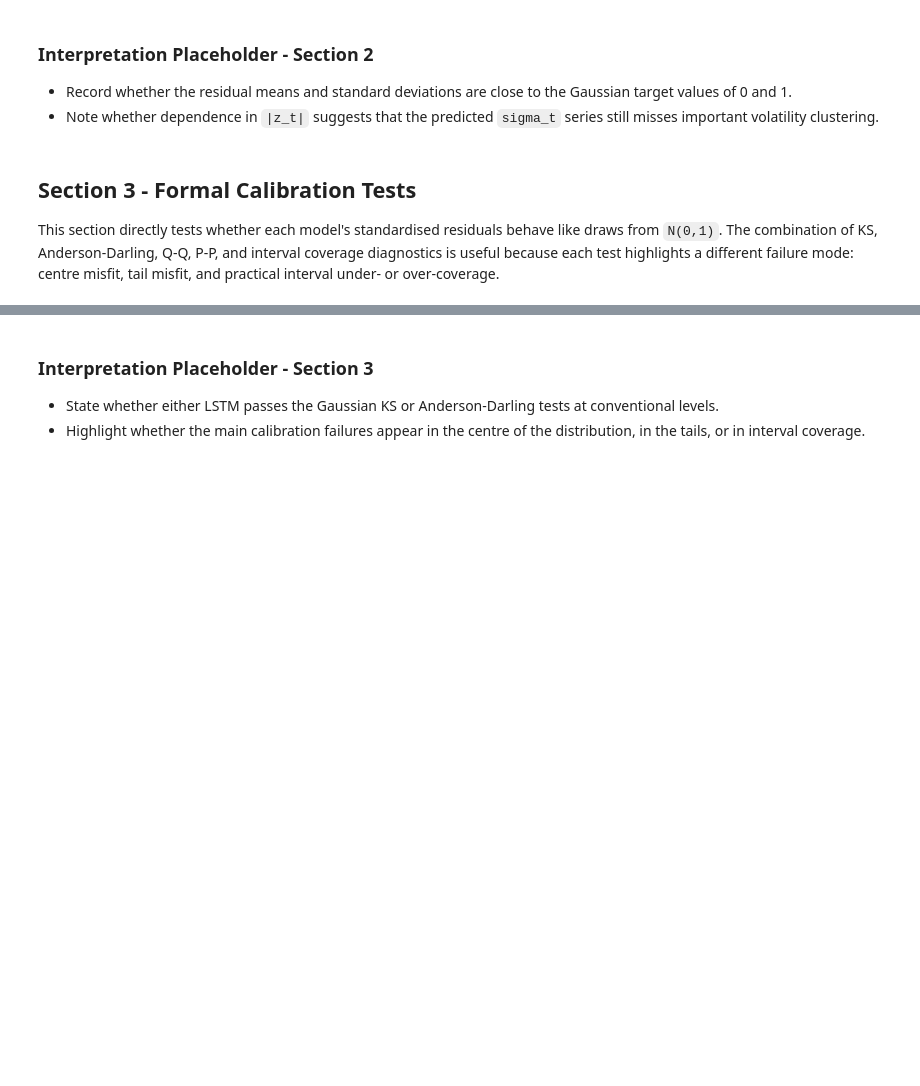
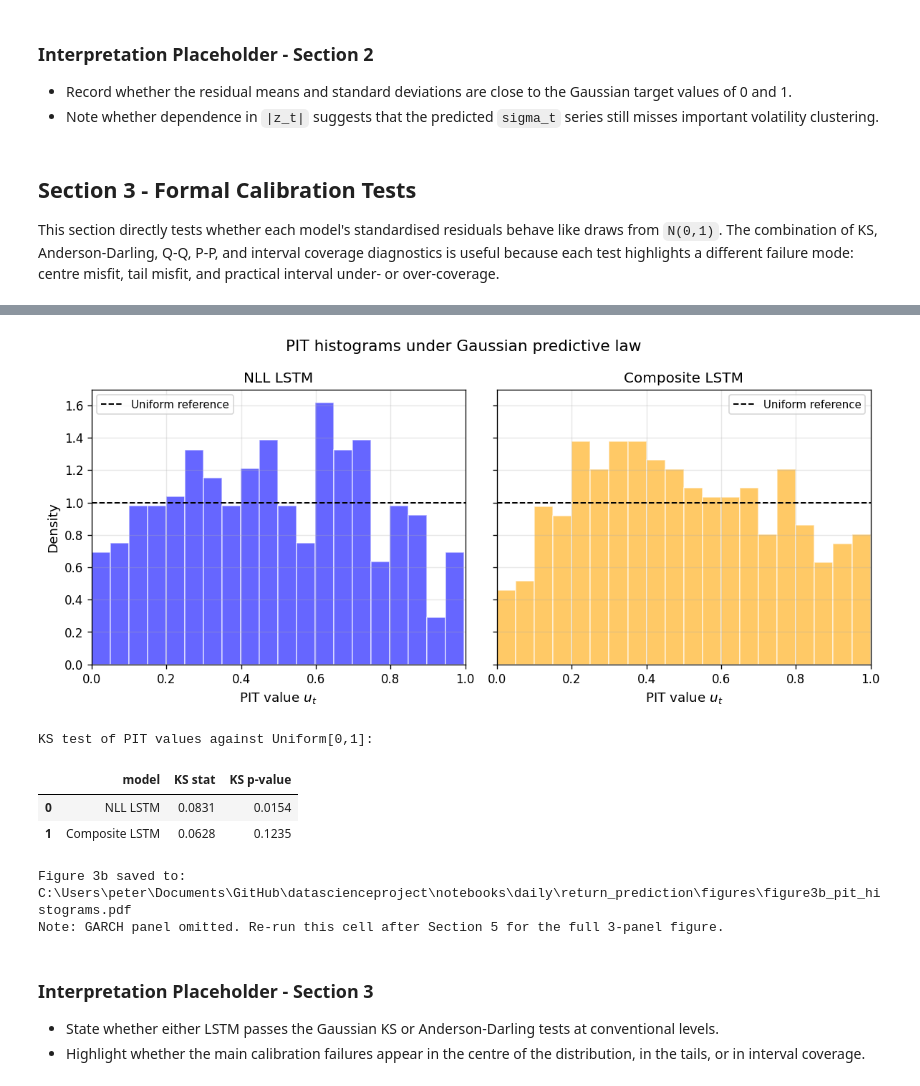
Before and after one commit to PeterLP123/wti-return-forecasting, a Jupyter notebook: notebooks/daily/return_prediction/probabilistic_calibration_study.ipynb, the cells around one changed output, grey strips where cells are left out. Drawn from its saved outputs; the diff is of its cells as text; code cells hidden in the pictures; blank space fills up the shorter version.

```diff
--- a/notebooks/daily/return_prediction/probabilistic_calibration_study.ipynb
+++ b/notebooks/daily/return_prediction/probabilistic_calibration_study.ipynb
@@ -1046,3 +1068,57 @@ Figure 5 saved to: C:\Users\peter\Documents\GitHub\datascienceproject\notebooks\
+# %%
+pit_nll = stats.norm.cdf(z_nll)
+pit_comp = stats.norm.cdf(z_comp)
+
+# GARCH residuals may not yet be computed if notebook is run sequentially
+# (GARCH is fitted in Section 5). Handle gracefully.
+has_garch = 'z_garch' in dir()
+n_panels = 3 if has_garch else 2
+if has_garch:
+    pit_garch = stats.norm.cdf(z_garch)
+
+fig, axes = plt.subplots(1, n_panels, figsize=(5*n_panels, 4.5), sharey=True)
+panel_data = [
+    (axes[0], pit_nll, "NLL LSTM", MODEL_COLORS["NLL LSTM"]),
+    (axes[1], pit_comp, "Composite LSTM", MODEL_COLORS["Composite LSTM"]),
+]
+if has_garch:
+    panel_data.append((axes[2], pit_garch, "GARCH(1,1)", MODEL_COLORS["GARCH(1,1)"]))
+
+for ax, pit_values, label, color in panel_data:
+    ax.hist(pit_values, bins=20, density=True, color=color, alpha=0.6, edgecolor="white")
+    ax.axhline(1.0, color=REFERENCE_COLOR, linestyle=REFERENCE_STYLE, linewidth=1.2, label="Uniform reference")
+    ax.set_xlabel("PIT value $u_t$")
+    ax.set_title(f"{label}")
+    ax.legend()
+    ax.grid(True, alpha=0.3)
+    ax.set_xlim(0.0, 1.0)
+axes[0].set_ylabel("Density")
+fig.suptitle("PIT histograms under Gaussian predictive law", fontsize=13)
+fig.tight_layout()
+figure_3b_path = FIGURES_DIR / "figure3b_pit_histograms.pdf"
+fig.savefig(figure_3b_path, bbox_inches="tight")
+plt.show()
+
+pit_ks_rows = [
+    {"model": "NLL LSTM", "KS stat": stats.kstest(pit_nll, "uniform").statistic, "KS p-value": stats.kstest(pit_nll, "uniform").pvalue},
+    {"model": "Composite LSTM", "KS stat": stats.kstest(pit_comp, "uniform").statistic, "KS p-value": stats.kstest(pit_comp, "uniform").pvalue},
+]
+if has_garch:
+    pit_ks_rows.append({"model": "GARCH(1,1)", "KS stat": stats.kstest(pit_garch, "uniform").statistic, "KS p-value": stats.kstest(pit_garch, "uniform").pvalue})
+pit_ks_results = pd.DataFrame(pit_ks_rows)
+print("KS test of PIT values against Uniform[0,1]:")
+display(pit_ks_results)
+print(f"Figure 3b saved to: {figure_3b_path}")
+if not has_garch:
+    print("Note: GARCH panel omitted. Re-run this cell after Section 5 for the full 3-panel figure.")
+# %% [output]
+[figure, added]
+KS test of PIT values against Uniform[0,1]:
+|  | model | KS stat | KS p-value |
+| 0 | NLL LSTM | 0.0831 | 0.0154 |
+| 1 | Composite LSTM | 0.0628 | 0.1235 |
+Figure 3b saved to: C:\Users\peter\Documents\GitHub\datascienceproject\notebooks\daily\return_prediction\figures\figure3b_pit_histograms.pdf
+Note: GARCH panel omitted. Re-run this cell after Section 5 for the full 3-panel figure.
 # %% [markdown]
 ### Interpretation Placeholder - Section 3
 
```
Also changed, not shown: parts of 20 cells of this notebook, 10 other files.
